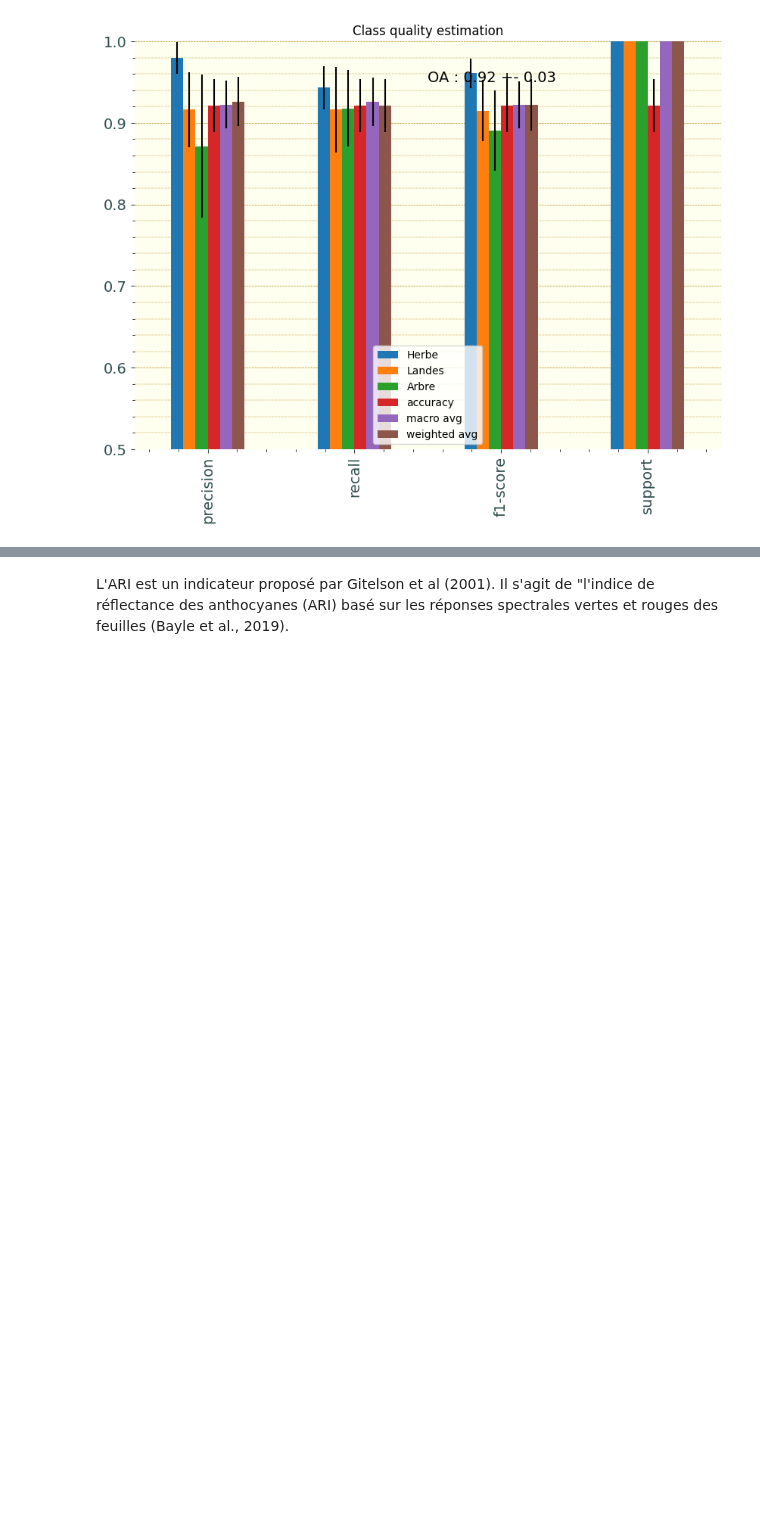
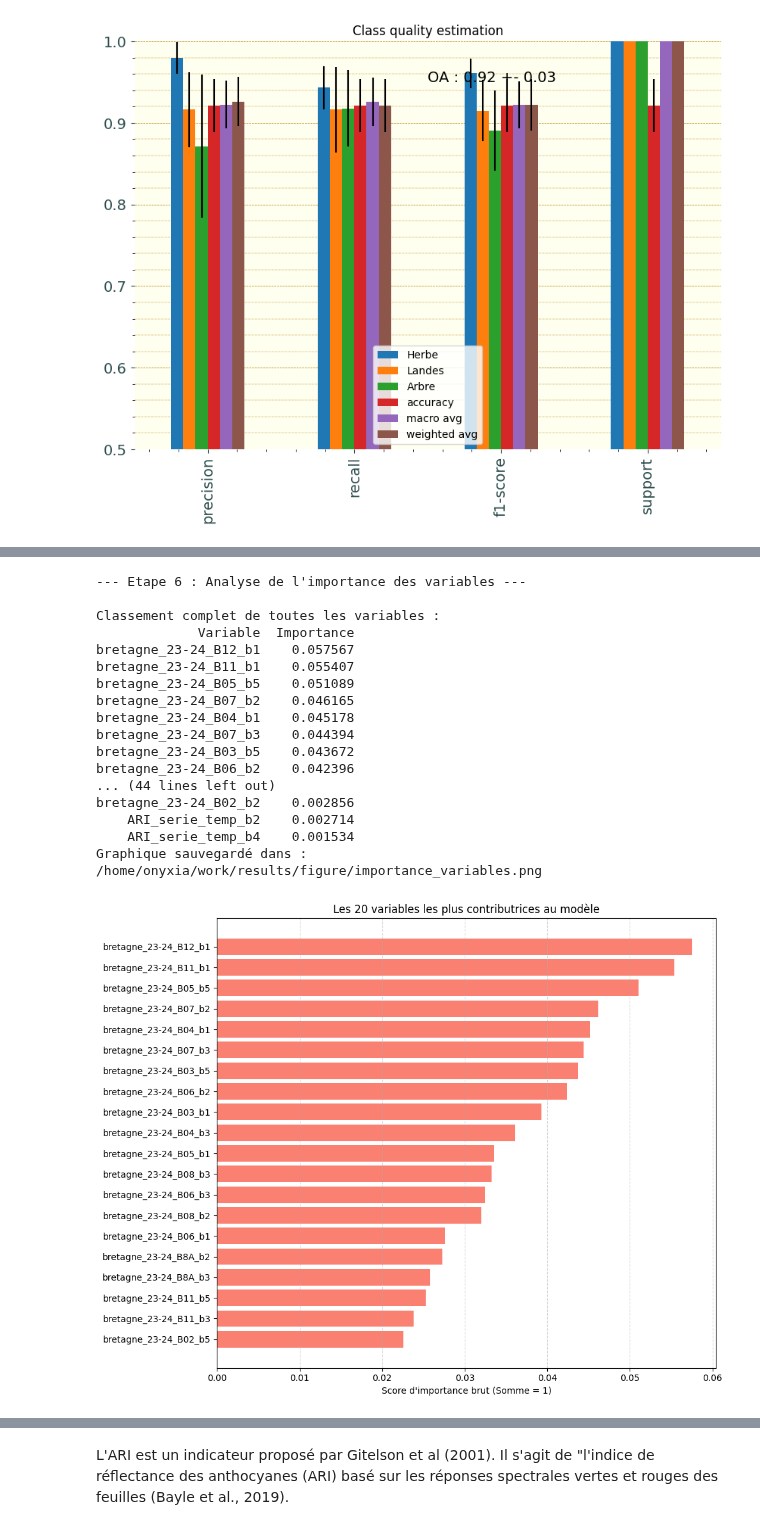
Before and after one commit to auzimmer/Projet_teledetection, a Jupyter notebook: projet_telea_ZIMMER_AUDREY.ipynb, the cells around one changed output, grey strips where cells are left out. Drawn from its saved outputs; the diff is of its cells as text; code cells hidden in the pictures; blank space fills up the shorter version.

```diff
--- a/projet_telea_ZIMMER_AUDREY.ipynb
+++ b/projet_telea_ZIMMER_AUDREY.ipynb
@@ -1285,0 +1783,71 @@ Graphique d'importance sauvegardé dans : /home/onyxia/work/results/figure
+# %%
+# ==============================================================================
+# 6. ANALYSE DE L'IMPORTANCE DES VARIABLES (LISTE COMPLÈTE + TOP 20)
+# ==============================================================================
+print("--- Etape 6 : Analyse de l'importance des variables ---")
+
+import matplotlib.pyplot as plt
+
+# 1. Construction des noms de variables (ARI + autres bandes)
+importances = final_model.feature_importances_
+noms_variables = []
+for f in fichiers_entree:
+    nom_base = os.path.basename(f).replace('.tif', '')
+    ds_temp = gdal.Open(f)
+    nb_bandes = ds_temp.RasterCount
+    if nb_bandes > 1:
+        for b in range(1, nb_bandes + 1):
+            noms_variables.append(f"{nom_base}_b{b}")
+    else:
+        noms_variables.append(nom_base)
+
+# 2. Création du DataFrame COMPLET pour l'affichage console
+df_importance_full = pd.DataFrame({'Variable': noms_variables, 'Importance': importances})
+df_importance_full = df_importance_full.sort_values(by='Importance', ascending=False)
+
+# --- AFFICHAGE DE LA LISTE COMPLÈTE DANS LES OUTPUTS ---
+print("\nClassement complet de toutes les variables :")
+# On force l'affichage de toutes les lignes pour ton rapport
+print(df_importance_full.to_string(index=False))
+
+# 3. Préparation du Top 20 pour le graphique
+# On prend les 20 premières et on ré-inverse l'ordre pour le graphique horizontal (barh)
+df_plot = df_importance_full.head(20).sort_values(by='Importance', ascending=True)
+
+# --- DÉGRADÉ DE COULEURS MANUEL (Style Viridis/Nature) ---
+# Une liste de 20 codes couleurs allant du violet/bleu (bas) au jaune (haut)
+
+
+# 4. Tracé du graphique
+plt.figure(figsize=(10, 8))
+plt.barh(df_plot['Variable'], df_plot['Importance'], color="salmon")
+
+plt.xlabel('Score d\'importance brut (Somme = 1)')
+plt.title('Les 20 variables les plus contributrices au modèle')
+plt.grid(axis='x', linestyle='--', alpha=0.5)
+plt.tight_layout()
+
+# Sauvegarde
+output_plot = os.path.join(output_dir, 'importance_variables.png')
+plt.savefig(output_plot)
+print(f"Graphique sauvegardé dans : {output_plot}")
+plt.show()
+# %% [output]
+--- Etape 6 : Analyse de l'importance des variables ---
+
+Classement complet de toutes les variables :
+             Variable  Importance
+bretagne_23-24_B12_b1    0.057567
+bretagne_23-24_B11_b1    0.055407
+bretagne_23-24_B05_b5    0.051089
+bretagne_23-24_B07_b2    0.046165
+bretagne_23-24_B04_b1    0.045178
+bretagne_23-24_B07_b3    0.044394
+bretagne_23-24_B03_b5    0.043672
+bretagne_23-24_B06_b2    0.042396
+... (44 lines left out)
+bretagne_23-24_B02_b2    0.002856
+    ARI_serie_temp_b2    0.002714
+    ARI_serie_temp_b4    0.001534
+Graphique sauvegardé dans : /home/onyxia/work/results/figure/importance_variables.png
+[figure, added]
```
Also changed, not shown: parts of 6 cells of this notebook, 1 other file.
